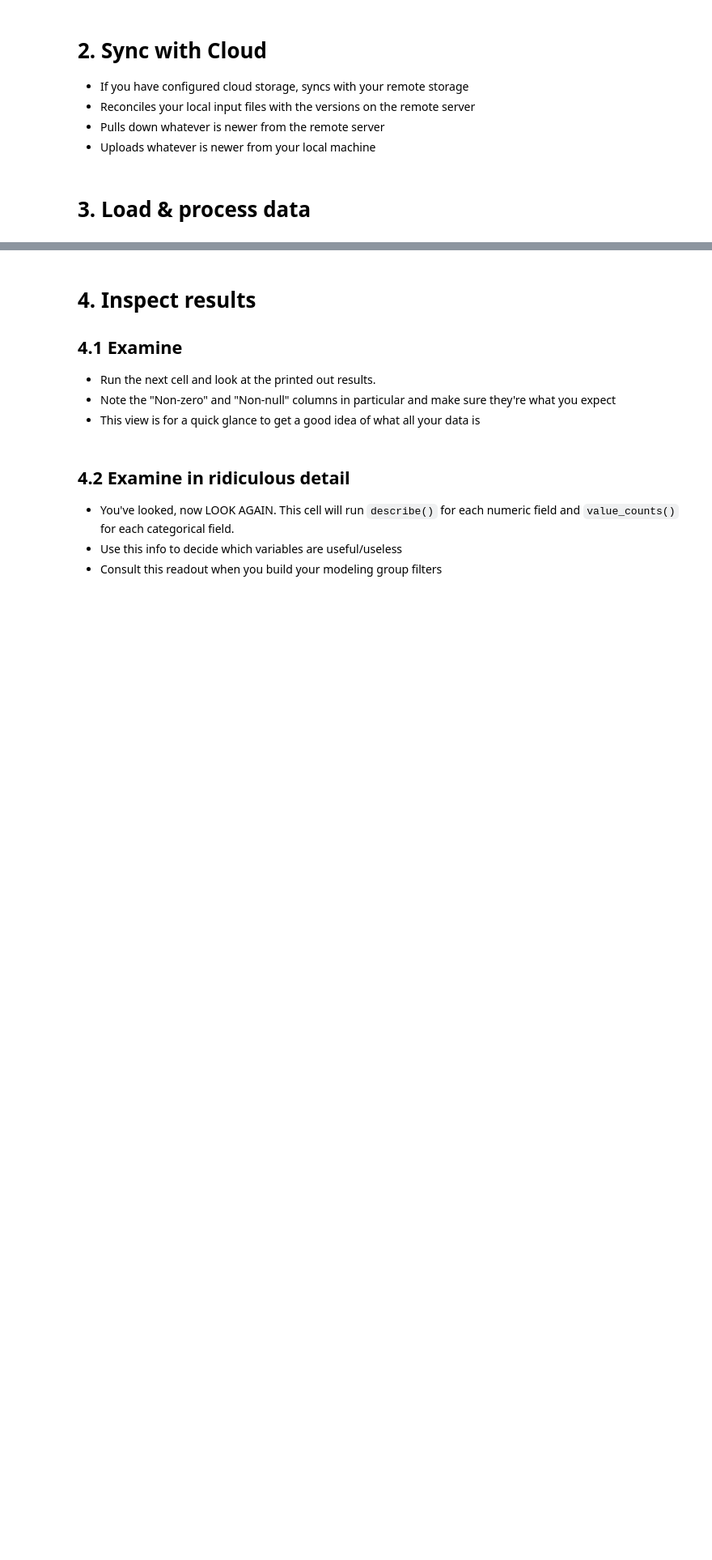
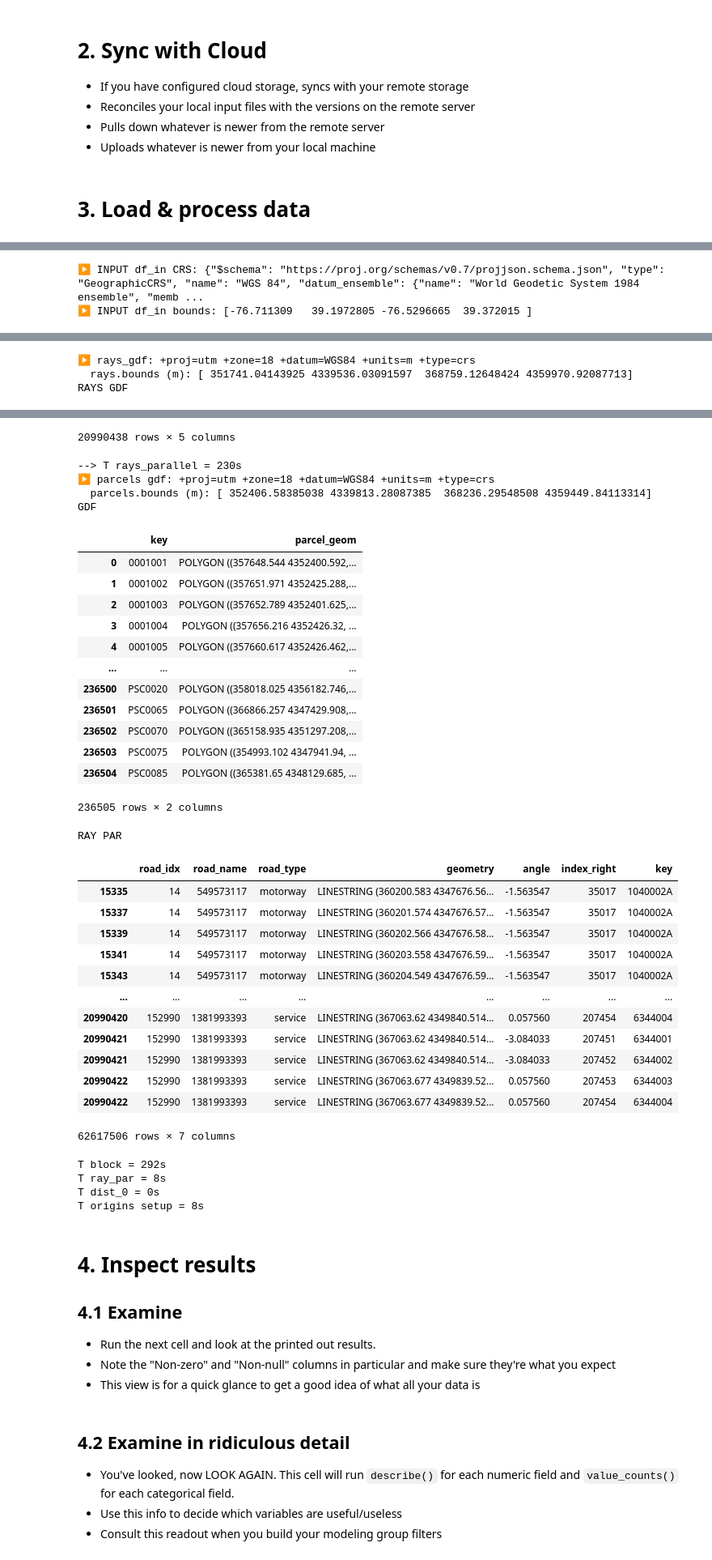
Before and after one commit to larsiusprime/openavmkit, a Jupyter notebook: notebooks/pipeline/01-assemble.ipynb, the cells around one changed output, grey strips where cells are left out. Shown: that part at 81% size. Cells and saved outputs as stored; diff of their text form; code cells hidden in the pictures; blank space fills up the shorter version.

```diff
--- a/notebooks/pipeline/01-assemble.ipynb
+++ b/notebooks/pipeline/01-assemble.ipynb
@@ -98,12 +104,3 @@ sales_univ_pair = from_checkpoint("1-assemble-02-process_data", process_data,
         "verbose":verbose
     }
 )
-# %%
-# enrich the streets
-sales_univ_pair = from_checkpoint("1-assemble-03-streets", enrich_sup_streets,
-    {
-        "sup": sales_univ_pair,
-        "settings": settings,
-        "verbose": verbose
-    }
-)
@@ -109,0 +114,12 @@ sales_univ_pair = from_checkpoint("1-assemble-03-streets", enrich_sup_streets,
+# %%
+# calculate street frontages
+sales_univ_pair = from_checkpoint("1-assemble-03-enrich_streets", enrich_sup_streets,
+    {
+        "sup": sales_univ_pair,
+        "settings":settings,
+        "verbose":verbose
+    }
+)
+# %% [output]
+▶️ INPUT df_in CRS: {"$schema": "https://proj.org/schemas/v0.7/projjson.schema.json", "type": "GeographicCRS", "name": "WGS 84", "datum_ensemble": {"name": "World Geodetic System 1984 ensemble", "memb ...
+▶️ INPUT df_in bounds: [-76.711309   39.1972805 -76.5296665  39.372015 ]
@@ -109,0 +152,3 @@ sales_univ_pair = from_checkpoint("1-assemble-03-streets", enrich_sup_streets,
+▶ rays_gdf: +proj=utm +zone=18 +datum=WGS84 +units=m +type=crs
+  rays.bounds (m): [ 351741.04143925 4339536.03091597  368759.12648424 4359970.92087713]
+RAYS GDF
@@ -110,3 +167,39 @@ sales_univ_pair = from_checkpoint("1-assemble-03-streets", enrich_sup_streets,
+20990438 rows × 5 columns
+--> T rays_parallel = 230s
+▶ parcels gdf: +proj=utm +zone=18 +datum=WGS84 +units=m +type=crs
+  parcels.bounds (m): [ 352406.58385038 4339813.28087385  368236.29548508 4359449.84113314]
+GDF
+|  | key | parcel_geom |
+| 0 | 0001001 | POLYGON ((357648.544 4352400.592,... |
+| 1 | 0001002 | POLYGON ((357651.971 4352425.288,... |
+| 2 | 0001003 | POLYGON ((357652.789 4352401.625,... |
+| 3 | 0001004 | POLYGON ((357656.216 4352426.32, ... |
+| 4 | 0001005 | POLYGON ((357660.617 4352426.462,... |
+| ... | ... | ... |
+| 236500 | PSC0020 | POLYGON ((358018.025 4356182.746,... |
+| 236501 | PSC0065 | POLYGON ((366866.257 4347429.908,... |
+| 236502 | PSC0070 | POLYGON ((365158.935 4351297.208,... |
+| 236503 | PSC0075 | POLYGON ((354993.102 4347941.94, ... |
+| 236504 | PSC0085 | POLYGON ((365381.65 4348129.685, ... |
+236505 rows × 2 columns
+RAY PAR
+|  | road_idx | road_name | road_type | geometry | angle | index_right | key |
+| 15335 | 14 | 549573117 | motorway | LINESTRING (360200.583 4347676.56... | -1.563547 | 35017 | 1040002A |
+| 15337 | 14 | 549573117 | motorway | LINESTRING (360201.574 4347676.57... | -1.563547 | 35017 | 1040002A |
+| 15339 | 14 | 549573117 | motorway | LINESTRING (360202.566 4347676.58... | -1.563547 | 35017 | 1040002A |
+| 15341 | 14 | 549573117 | motorway | LINESTRING (360203.558 4347676.59... | -1.563547 | 35017 | 1040002A |
+| 15343 | 14 | 549573117 | motorway | LINESTRING (360204.549 4347676.59... | -1.563547 | 35017 | 1040002A |
+| ... | ... | ... | ... | ... | ... | ... | ... |
+| 20990420 | 152990 | 1381993393 | service | LINESTRING (367063.62 4349840.514... | 0.057560 | 207454 | 6344004 |
+| 20990421 | 152990 | 1381993393 | service | LINESTRING (367063.62 4349840.514... | -3.084033 | 207451 | 6344001 |
+| 20990421 | 152990 | 1381993393 | service | LINESTRING (367063.62 4349840.514... | -3.084033 | 207452 | 6344002 |
+| 20990422 | 152990 | 1381993393 | service | LINESTRING (367063.677 4349839.52... | 0.057560 | 207453 | 6344003 |
+| 20990422 | 152990 | 1381993393 | service | LINESTRING (367063.677 4349839.52... | 0.057560 | 207454 | 6344004 |
+62617506 rows × 7 columns
+T block = 292s
+T ray_par = 8s
+T dist_0 = 0s
+T origins setup = 8s
 # %% [markdown]
 # 4. Inspect results
 
```
Also changed, not shown: parts of 7 cells of this notebook.
